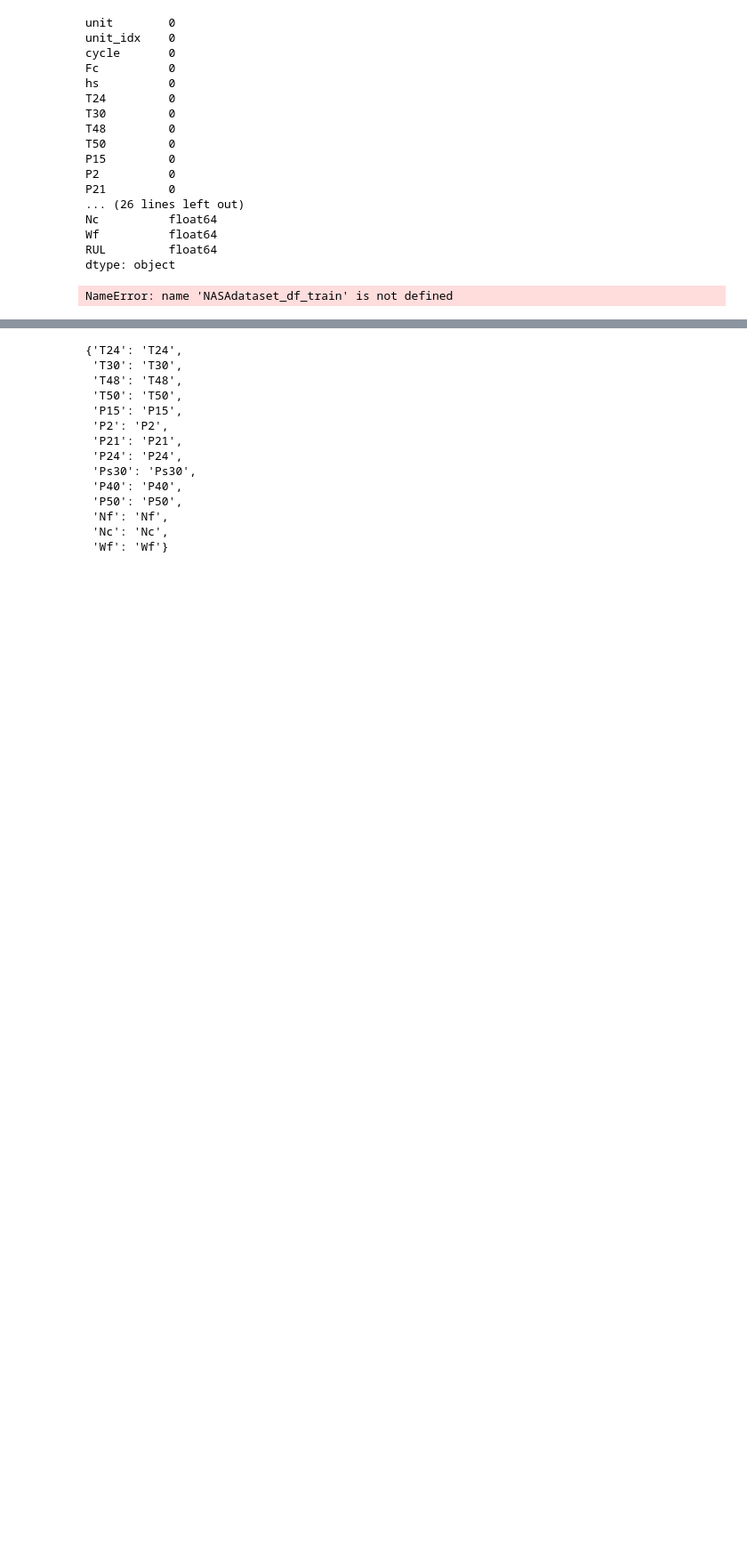
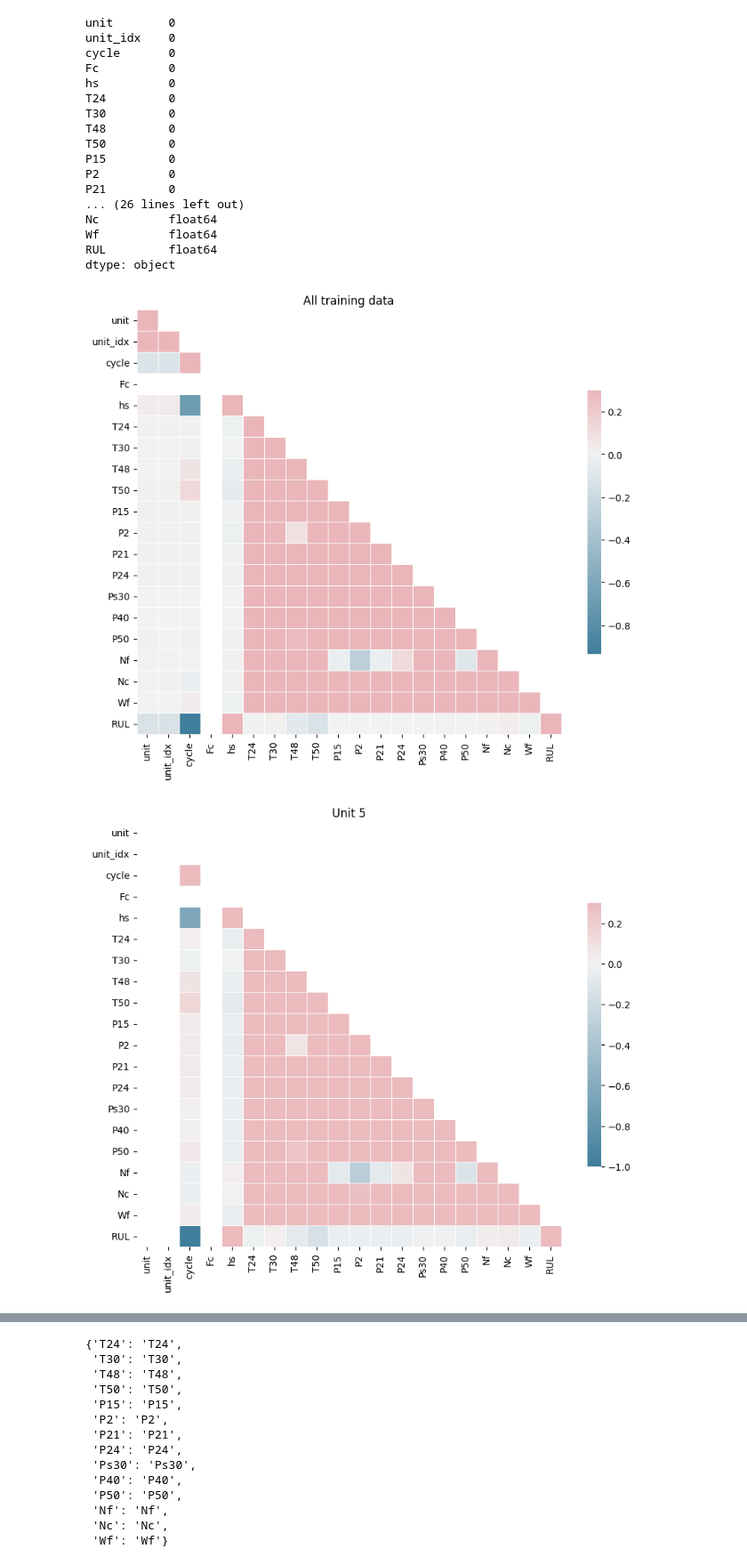
Before and after one commit to findoctorlin/Masterthesis, a Jupyter notebook: NASAdataset_read.ipynb, the cells around one changed output, grey strips where cells are left out. Shown at 89% size. Cells and saved outputs as stored; diff of their text form; code cells hidden in the pictures; blank space fills up the shorter version.

```diff
--- a/NASAdataset_read.ipynb
+++ b/NASAdataset_read.ipynb
@@ -437,11 +437,14 @@ class NCMAPSS(CMAPSS):
 
     # print(dataset_test[0])
 # %%
-NASAdataset_df_train = NCMAPSS(dataset_name='DS02-006', dir_path='/Users/yuhanlin/Documents/Dokument/Uni-Hannover/Masterarbeit/dataset/17#Turbofan Engine Degradation Simulation Data Set2/data_set',
-                            downsampling=1).load_data()
+NASAdataset_df_train = NCMAPSS(dataset_name='DS02-006', dir_path='/home/linyuhan/Dokumente/Masterarbeit/dataset/Turbofan_Engine_Degradation_Simulation_Dataset2/',
+                            downsampling=1)
+NASAdataset_df_train = NASAdataset_df_train.df
 NASAdataset_df_train = NASAdataset_df_train.astype(float)
-NASAdataset_df_test = NCMAPSS(dataset_name='DS02-006', dir_path='/Users/yuhanlin/Documents/Dokument/Uni-Hannover/Masterarbeit/dataset/17#Turbofan Engine Degradation Simulation Data Set2/data_set', data_split='test',
-                            downsampling=1).load_data()
+
+NASAdataset_df_test = NCMAPSS(dataset_name='DS02-006', dir_path='/home/linyuhan/Dokumente/Masterarbeit/dataset/Turbofan_Engine_Degradation_Simulation_Dataset2/', data_split='test',
+                            downsampling=1)
+NASAdataset_df_test = NASAdataset_df_test.df
 NASAdataset_df_test = NASAdataset_df_test.astype(float)
 
 print(NASAdataset_df_train['unit'].tail())
@@ -568,12 +557,18 @@ Wf          float64
 RUL         float64
 dtype: object
 # %%
-# Discovering Correlations
-corr = NASAdataset_df_train.corr()
-mask = np.triu(np.ones_like(corr, dtype=bool)) #triangel matrix, upper all True
-f, ax = plt.subplots(figsize=(10, 10))
-cmap = sns.diverging_palette(230, 10, as_cmap=True)
-# Draw the heatmap with the mask and correct aspect ratio
-sns.heatmap(corr, mask=mask, cmap=cmap, vmax=.3, center=0,square=True, linewidths=.5, cbar_kws={"shrink": .5})
+def heatmap_corr(dataframe, title):
+    corr = dataframe.corr()
+    mask = np.triu(np.ones_like(corr, dtype=bool))
+    np.fill_diagonal(mask, False)
+    f, ax = plt.subplots(figsize=(10, 10))
+    cmap = sns.diverging_palette(230, 10, as_cmap=True)
+    sns.heatmap(corr, mask=mask, cmap=cmap, vmax=.3, center=0,square=True, linewidths=.5, cbar_kws={"shrink": .5})
+    plt.title(title)
+
+heatmap_corr(NASAdataset_df_train, 'All training data')
+heatmap_corr(NASAdataset_df_train_u5, 'Unit 5')
+heatmap_corr(NASAdataset_df_train_c30, 'cycle=30')
 # %% [output]
-NameError: name 'NASAdataset_df_train' is not defined
+[figure, added]
+[figure, added]
```
Also changed, not shown: parts of 22 cells of this notebook.
